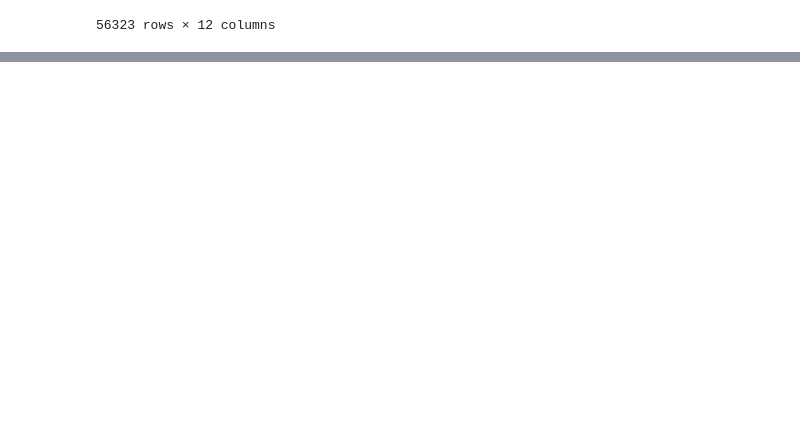
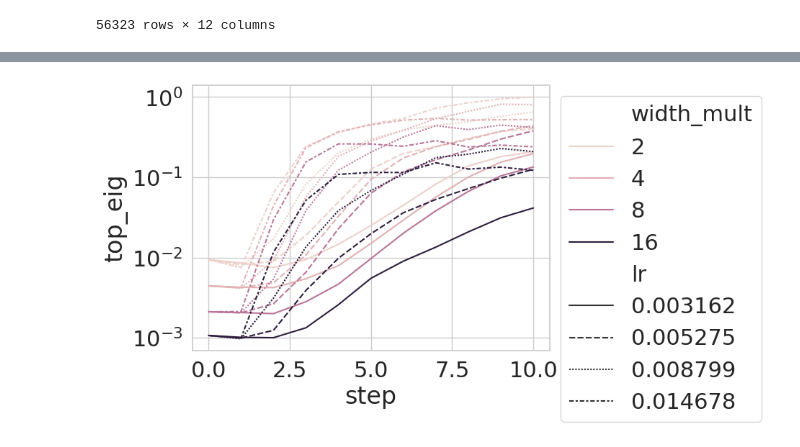
Before and after one commit to lorenzonoci/nn_large_depth_width_landscape, a Jupyter notebook: visualize.ipynb, the cells around one changed output, grey strips where cells are left out. Saved outputs shown, nothing was run; the diff lists cells and outputs as text; code cells hidden in the pictures; blank space fills up the shorter version.

```diff
--- a/visualize.ipynb
+++ b/visualize.ipynb
@@ -174,0 +230,10 @@ df2
+# %%
+df2 = df[df['lr'].isin(lrs[0:4])]
+df2['top_eig'] *= df2['width_mult']
+fig, ax = plt.subplots(ncols=1, nrows=1)
+sns.lineplot(df2, x='step', y='top_eig', hue='width_mult', style='lr', ax=ax)
+sns.move_legend(ax, loc='upper left', bbox_to_anchor=(1, 1))
+ax.set_yscale('log')
+fig.show()
+# %% [output]
+[figure, added]
```
Also changed, not shown: parts of 5 cells of this notebook, 5 other files.
